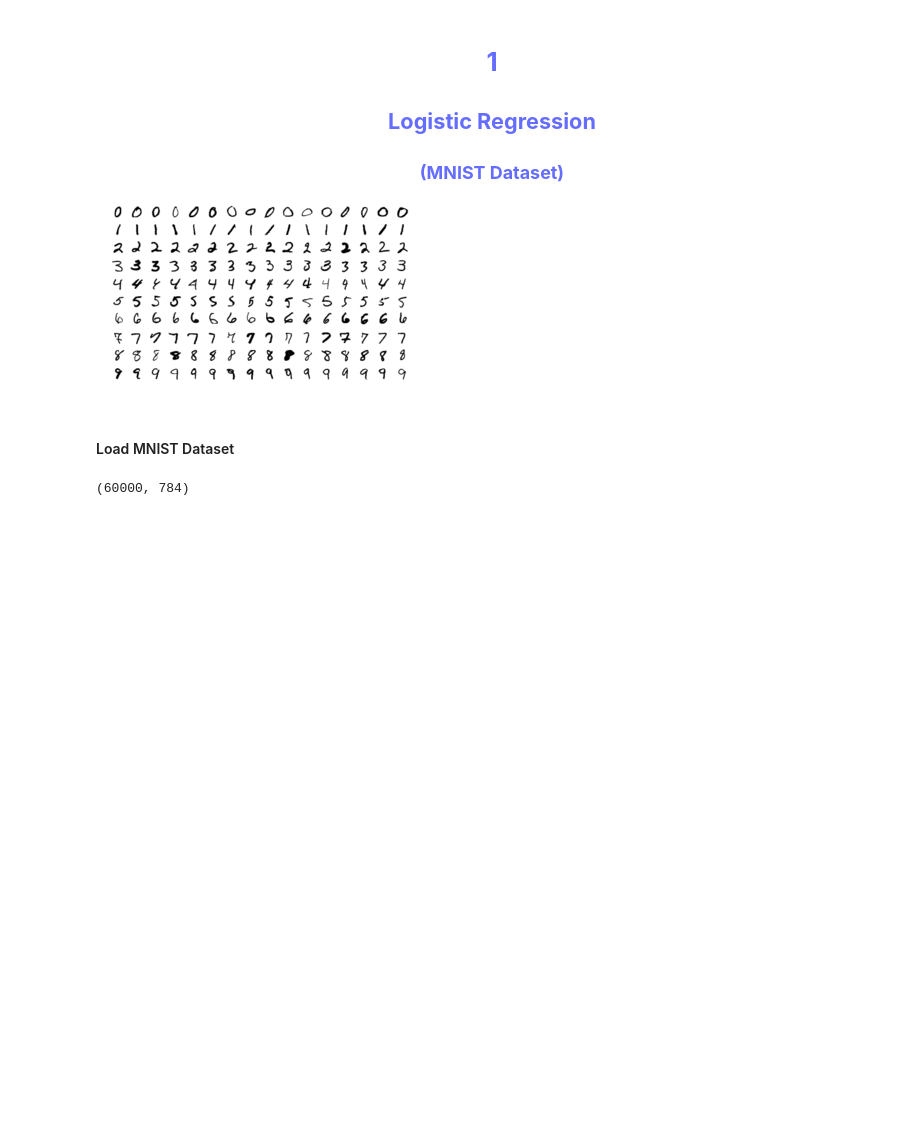
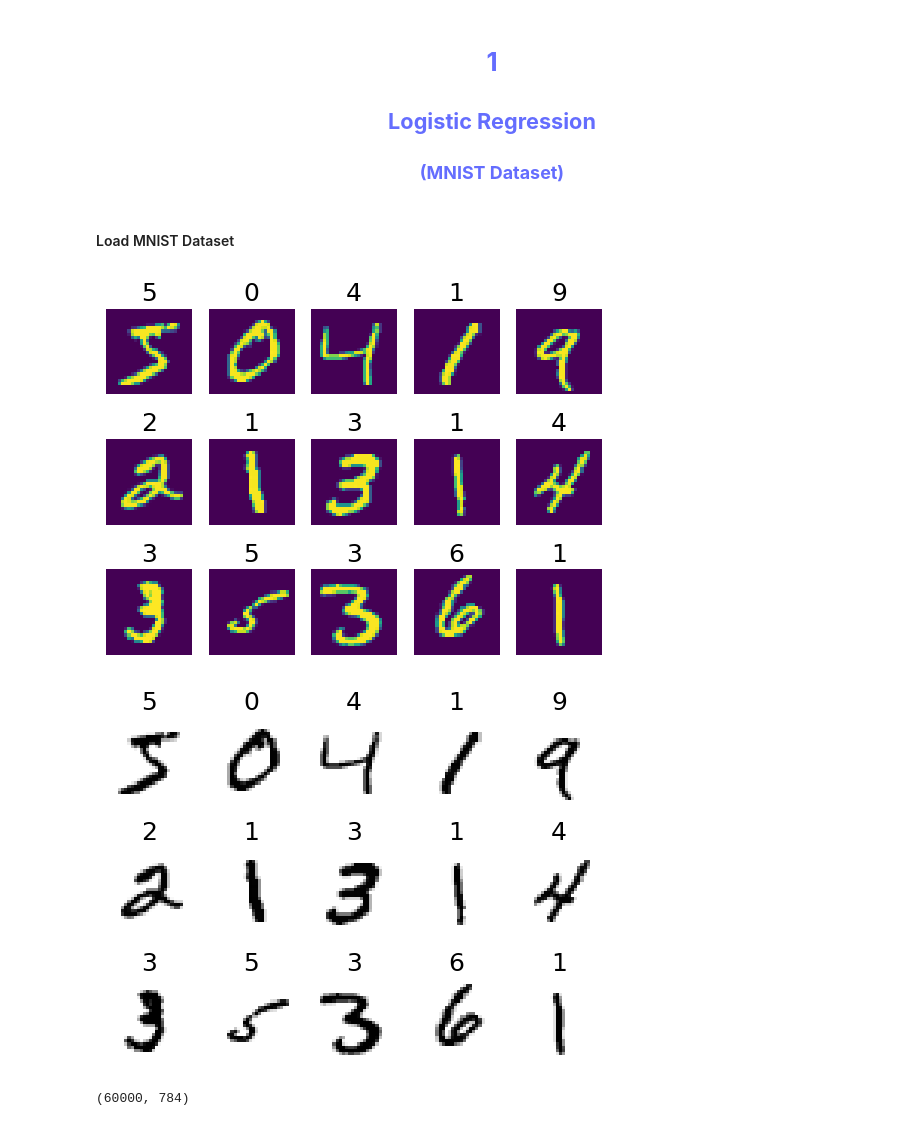
Before and after one commit to ZiaUrRehman-bit/Examination-Answer-Sheet-Marks-Entrance-Using-OCR, a Jupyter notebook: ML and DL Algo For Hand Written text and digits/ML and DL algo for Hand Written Digits and text.ipynb, the cells around one changed output. Drawn from its saved outputs; the diff is of its cells as text; code cells hidden in the pictures; blank space fills up the shorter version.

```diff
--- a/ML and DL Algo For Hand Written text and digits/ML and DL algo for Hand Written Digits and text.ipynb
+++ b/ML and DL Algo For Hand Written text and digits/ML and DL algo for Hand Written Digits and text.ipynb
@@ -2,13 +2,30 @@
 # **<center><font style="color:rgb(100,109,254)">1</font> </center>**
 ## **<center><font style="color:rgb(100,109,254)">Logistic Regression</font> </center>**
 ### **<center><font style="color:rgb(100,109,254)">(MNIST Dataset)</font> </center>**
-![image.png](attachment:image.png)
 # %% [markdown]
 #### Load MNIST Dataset
 # %%
 import tensorflow as tf
 mnist = tf.keras.datasets.mnist
 (xTrain, yTrain), (xTest, yTest) = mnist.load_data()
+# %%
+import matplotlib.pyplot as plt
+
+plt.figure(1)
+for i in range(15):
+    plt.subplot(3,5,i+1)
+    plt.imshow(xTrain[i])
+    plt.title(yTrain[i], fontsize = 18)
+    plt.axis("off")
+plt.figure(2)
+for i in range(15):
+    plt.subplot(3,5,i+1)
+    plt.imshow(xTrain[i], cmap=plt.cm.binary)
+    plt.title(yTrain[i], fontsize = 18)
+    plt.axis("off")
+# %% [output]
+[figure, added]
+[figure, added]
 # %%
 x = xTrain.reshape(60000, -1)
 x.shape
```
